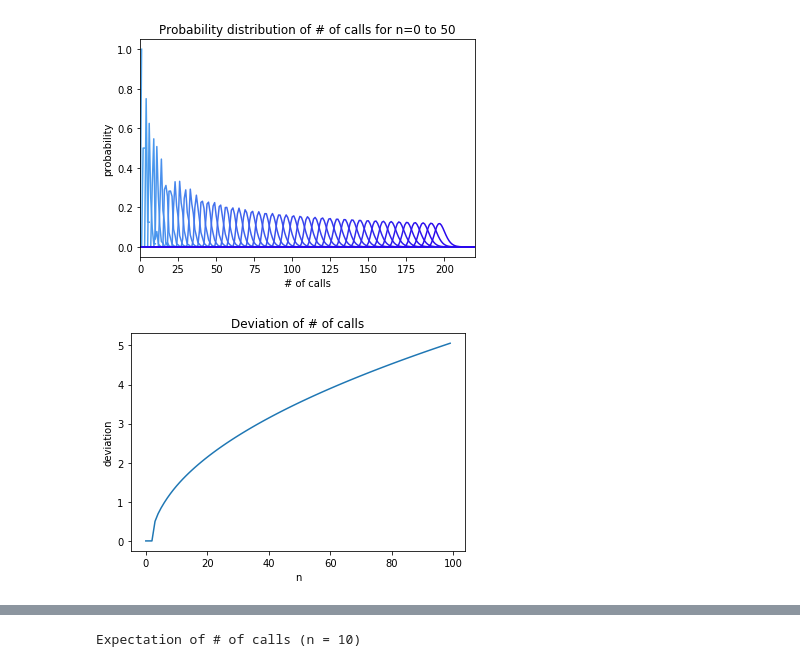
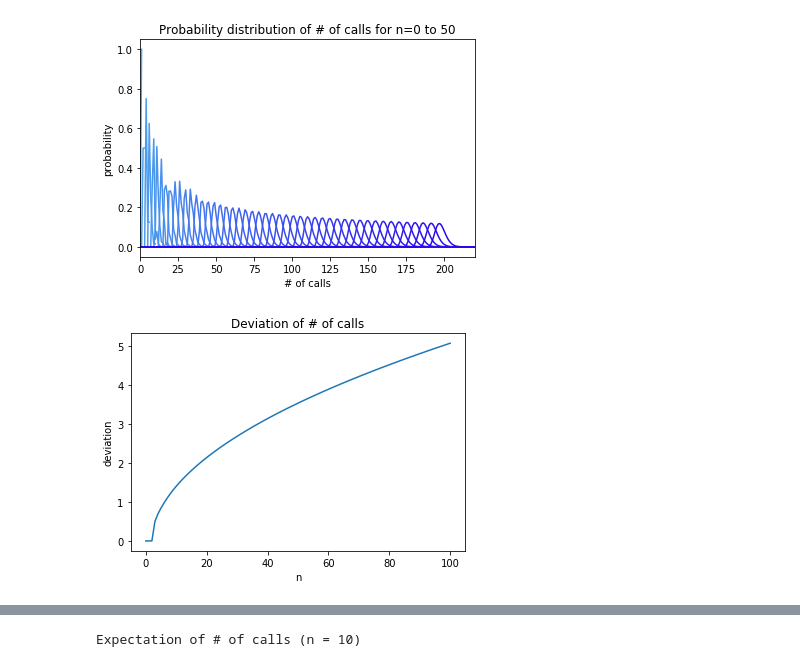
Before and after one commit to aidatorajiro/ipynb-docs, a Jupyter notebook: sorting/Untitled.ipynb, the cells around one changed output, grey strips where cells are left out. Saved outputs shown, nothing was run; the diff lists cells and outputs as text; code cells hidden in the pictures.

```diff
--- a/sorting/Untitled.ipynb
+++ b/sorting/Untitled.ipynb
@@ -251,20 +252,25 @@ plt.show()
 # %% [output]
 [figure]
 # %%
+def coordinates(x):
+    return numpy.linspace(0, x.size - 1, x.size)
+
 def expectation(x):
-    return (x*numpy.linspace(0, x.size - 1, x.size)).sum()
+    return (x*coordinates(x)).sum()
 
 def variance(x):
-    return (x*(numpy.linspace(0, x.size - 1, x.size)**2)).sum() - expectation(x)**2
+    return (x*coordinates(x)**2).sum() - expectation(x)**2
 
 def deviation(x):
     return numpy.sqrt(variance(x))
 
-plt.plot([numpy.sqrt(variance(distribution(k))) for k in range(0, 100)])
+derivations = numpy.array([numpy.sqrt(variance(distribution(k))) for k in range(0, 101)])
+plt.plot(derivations)
+
 plt.title("Deviation of # of calls")
 plt.xlabel("n")
 plt.ylabel("deviation")
 
 plt.show()
 # %% [output]
-[figure, old version]
+[figure, new version]
```
Also changed, not shown: parts of 2 cells of this notebook.
